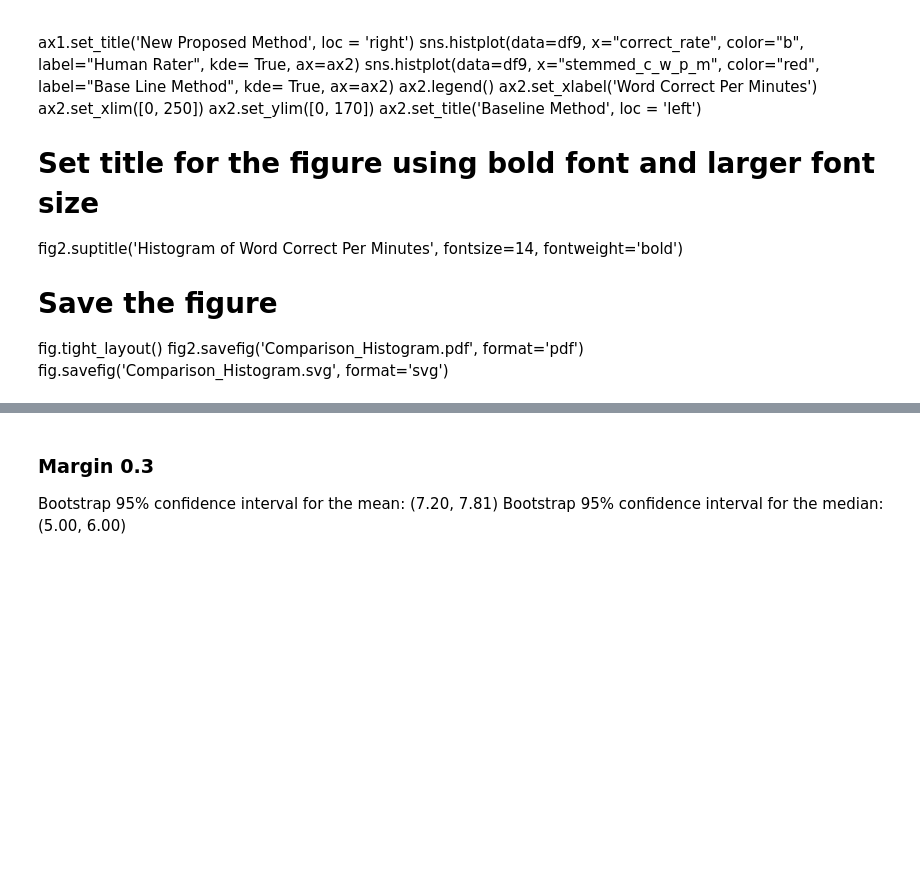
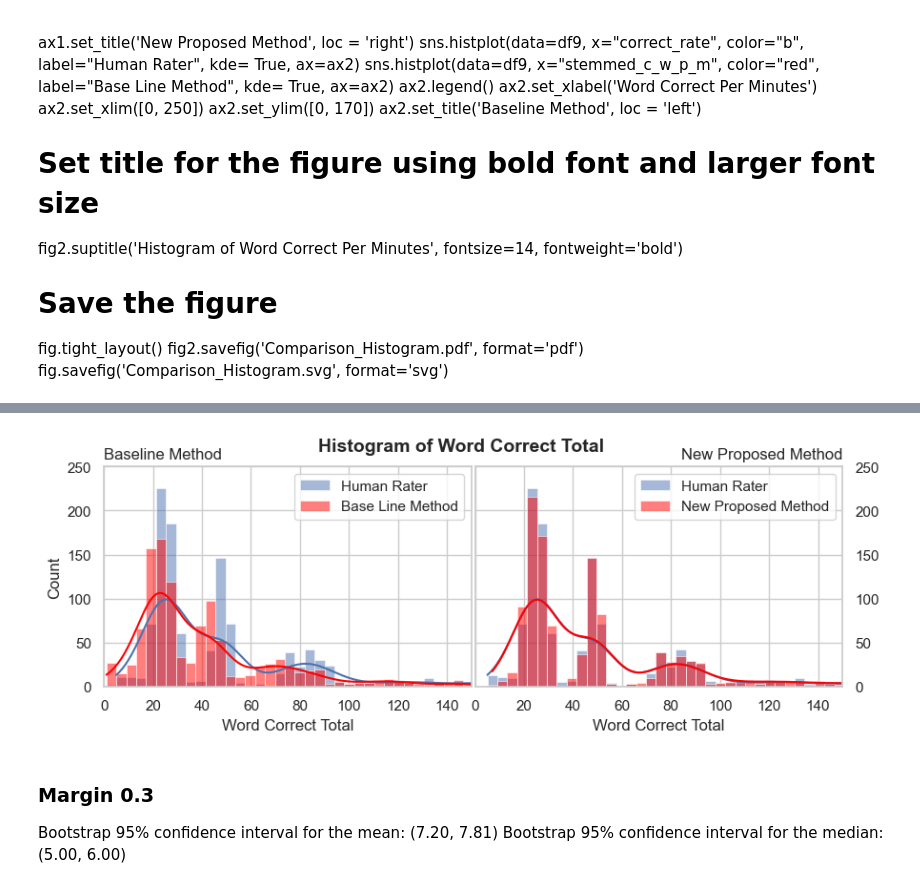
Before and after one commit to YihaoJW/Educational_Speech_Assessment, a Jupyter notebook: compare_CWPM_Deep_human.ipynb, the cells around one changed output, grey strips where cells are left out. Saved outputs shown, nothing was run; the diff lists cells and outputs as text; code cells hidden in the pictures; blank space fills up the shorter version.

```diff
--- a/compare_CWPM_Deep_human.ipynb
+++ b/compare_CWPM_Deep_human.ipynb
@@ -436,3 +599,65 @@ fig2.savefig('Comparison_Histogram.pdf', format='pdf', bbox_inches='tight')
+# %%
+fig2 = plt.figure(figsize=(10, 3))
+
+# Create a GridSpec with 1 row and 2 columns
+gs = gridspec.GridSpec(1, 2, width_ratios=[1, 1], wspace=0.01)
+ylim = (0, 250)
+xlim = (0, 150)
+ax2 = plt.subplot(gs[0])
+ax1 = plt.subplot(gs[1])
+
+# Plotting data as before
+# Get Bin edge
+# 1. Determine the range for bins
+overall_min = min(df10['score_asr'].min(), df10['new_matched_adj_count'].min())
+overall_max = max(df10['score_asr'].max(), df10['new_matched_adj_count'].max())
+
+# Set bin width
+bin_width = 4
+
+# Calculate number of bins based on bin width
+num_bins = int((overall_max - overall_min) / bin_width)
+
+# 3. Calculate bin edges
+bin_edges = np.linspace(overall_min, overall_max, num_bins+1)
+
+sns.histplot(data=df10, x="score_asr", color="b", bins=bin_edges, label="Human Rater", kde=True, ax=ax1)
+sns.histplot(data=df10, x="new_matched_adj_count", color="red", bins=bin_edges, label="New Proposed Method", kde=True, ax=ax1)
+ax1.set_xlim(xlim)
+ax1.set_ylim(ylim)
+ax1.legend()
+ax1.set_xlabel('Word Correct Total')
+ax1.set_title('New Proposed Method', loc='right')
+ax1.tick_params(axis='y', which='both', labelright=True, labelleft=False)
+ax1.yaxis.set_label_position("right")
+ax1.set_ylabel('')
+
+# New
+# 1. Determine the range for bins
+overall_min = min(df10['score_asr'].min(), df10['old_matched_adj_count'].min())
+overall_max = max(df10['score_asr'].max(), df10['old_matched_adj_count'].max())
+
+# 2. Bin size
+num_bins = int((overall_max - overall_min) / bin_width)
+
+# 3. Calculate bin edges
+bin_edges = np.linspace(overall_min, overall_max, num_bins+1)
+
+sns.histplot(data=df10, x="score_asr", color="b", bins=bin_edges, label="Human Rater", kde=True, ax=ax2)
+sns.histplot(data=df10, x="old_matched_adj_count", bins=bin_edges, color="red", label="Base Line Method", kde=True, ax=ax2)
+ax2.set_xlim(xlim)
+ax2.set_ylim(ylim)
+xticks = ax2.get_xticks()
+ax2.set_xticks(xticks[:-1])
+ax2.set_xlabel('Word Correct Total')
+ax2.legend()
+ax2.set_title('Baseline Method', loc='left')
+
+fig2.suptitle('Histogram of Word Correct Total', fontsize=14, fontweight='bold')
+#fig2.tight_layout()
+fig2.savefig('Comparison_Histogram_count.pdf', format='pdf', bbox_inches='tight')
+# %% [output]
+[figure, added]
 # %% [markdown]
 ### Margin 0.3
 Bootstrap 95% confidence interval for the mean: (7.20, 7.81)
```
Also changed, not shown: parts of 5 cells of this notebook, 8 other files.
